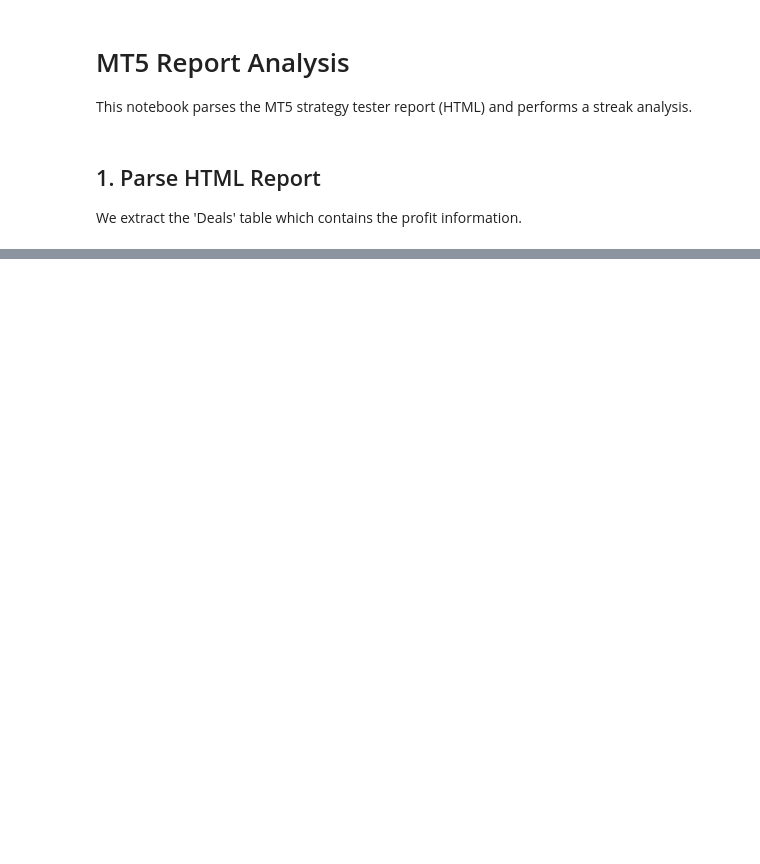
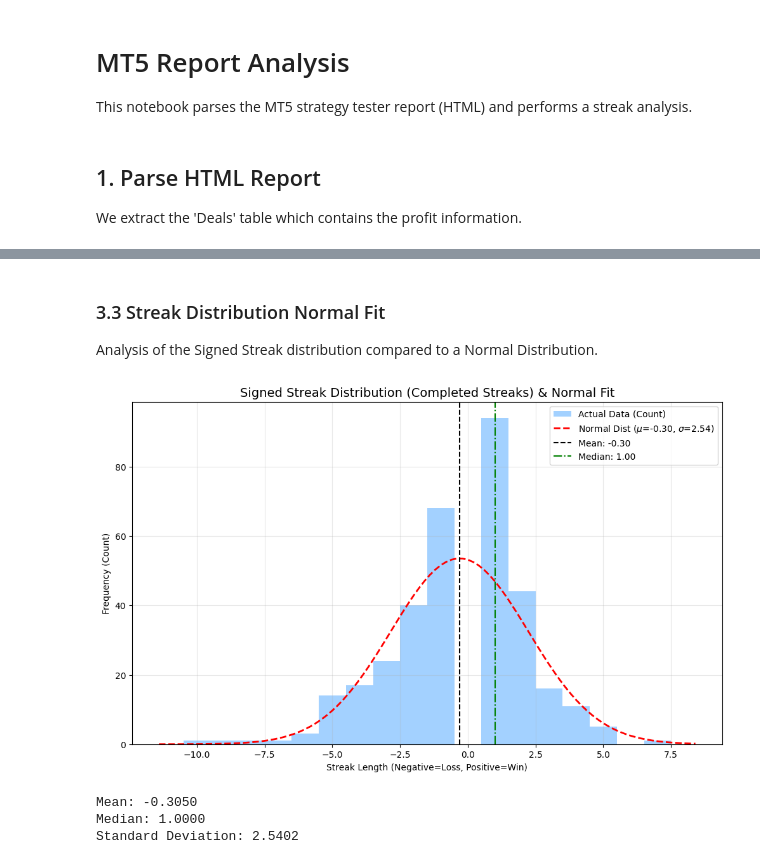
Before and after one commit to fmunozse-trading/mt5-backtest-analysis, a Jupyter notebook: notebooks/streak_analysis.ipynb, the cells around one changed output, grey strips where cells are left out. Cells and saved outputs as stored; diff of their text form; code cells hidden in the pictures; blank space fills up the shorter version.

```diff
--- a/notebooks/streak_analysis.ipynb
+++ b/notebooks/streak_analysis.ipynb
@@ -189,0 +270,53 @@ else:
+# %% [markdown]
+### 3.3 Streak Distribution Normal Fit
+
+Analysis of the Signed Streak distribution compared to a Normal Distribution.
+# %%
+import numpy as np
+from scipy.stats import norm
+
+# Data for distribution: Use Completed Streak Lengths (from streak_df)
+# This ensures we count each 'streak' as one event, matching the pyramid chart logic.
+# Windows are positive, Losses are negative.
+streak_df['Signed_Count'] = streak_df.apply(lambda x: x['Count'] if x['Type'] == 'Win' else -x['Count'], axis=1)
+data = streak_df['Signed_Count']
+
+# Calculate Stats
+mu, std = norm.fit(data)
+median = np.median(data)
+
+plt.figure(figsize=(12, 7))
+
+# Plot Histogram (Density=False for raw counts)
+# We use density=False (default) to show Frequency
+n, bins, patches = plt.hist(data, bins=range(int(data.min()), int(data.max()) + 2),
+                            density=False, alpha=0.6, color='#66b3ff', label='Actual Data (Count)', align='left')
+
+# Plot Normal Distribution Curve (Scaled to Frequency)
+# Scaling factor = Total samples * Bin Width. Bin width is 1.
+xmin, xmax = plt.xlim()
+x = np.linspace(xmin, xmax, 100)
+p = norm.pdf(x, mu, std)
+scale_factor = len(data) # Total number of streaks
+plt.plot(x, p * scale_factor, 'r--', linewidth=2, label=fr'Normal Dist ($\mu$={mu:.2f}, $\sigma$={std:.2f})')
+
+# Add Vertical Lines for Mean and Median
+plt.axvline(mu, color='k', linestyle='--', linewidth=1.5, label=f'Mean: {mu:.2f}')
+plt.axvline(median, color='green', linestyle='-.', linewidth=1.5, label=f'Median: {median:.2f}')
+
+plt.title('Signed Streak Distribution (Completed Streaks) & Normal Fit', fontsize=14)
+plt.xlabel('Streak Length (Negative=Loss, Positive=Win)')
+plt.ylabel('Frequency (Count)')
+plt.legend()
+plt.grid(True, alpha=0.3)
+
+plt.show()
+
+print(f"Mean: {mu:.4f}")
+print(f"Median: {median:.4f}")
+print(f"Standard Deviation: {std:.4f}")
+# %% [output]
+[figure, added]
+Mean: -0.3050
+Median: 1.0000
+Standard Deviation: 2.5402
```
Also changed, not shown: parts of 12 cells of this notebook, 2 other files.
